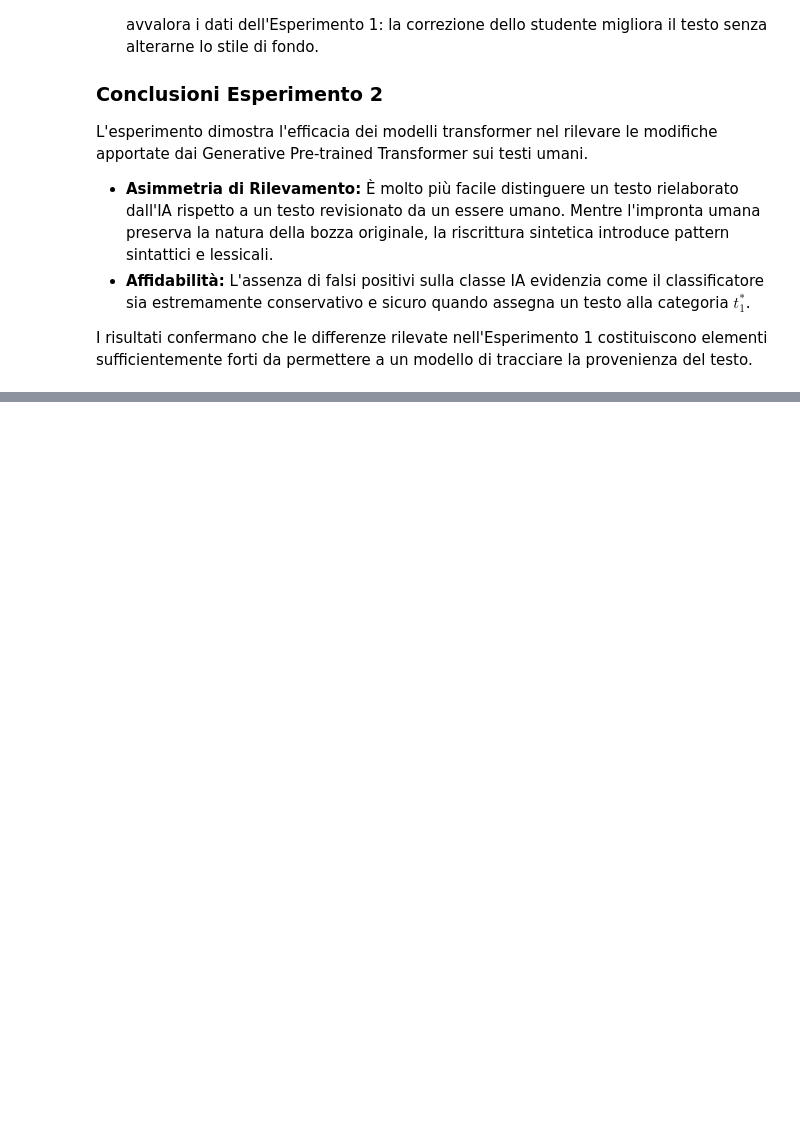
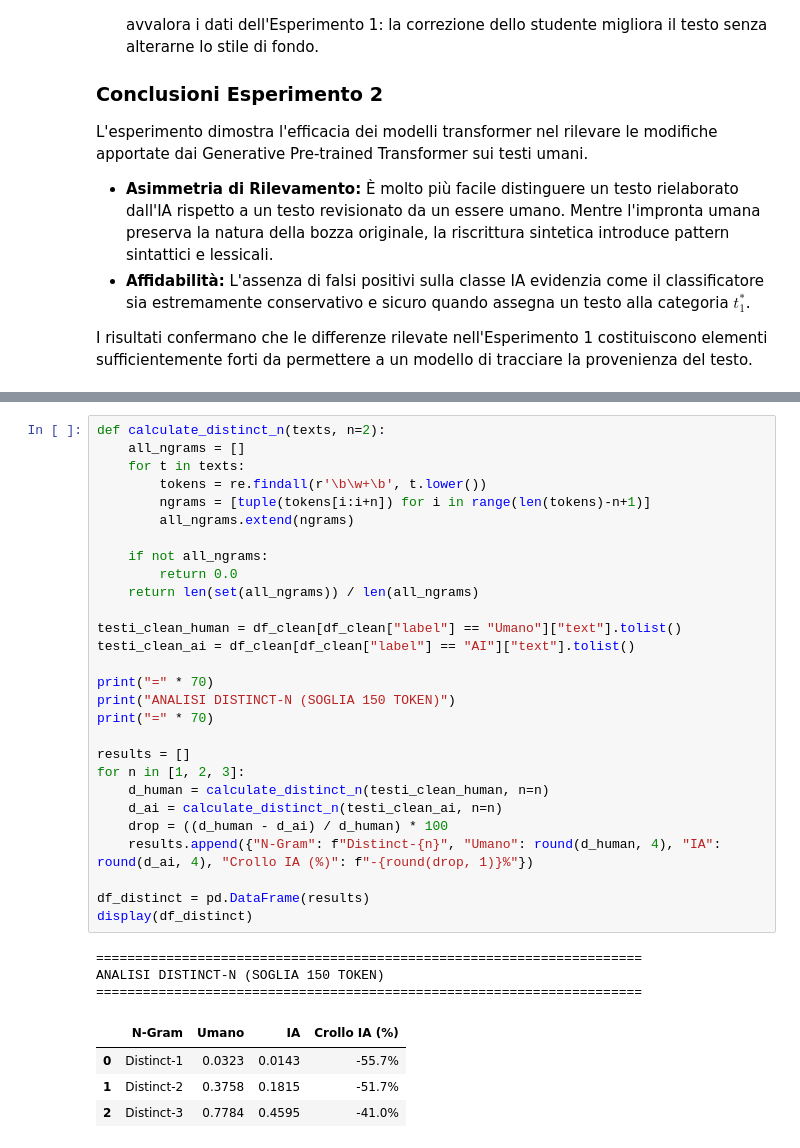
Before and after one commit to MarcoDeLuca21/project_work_nlp, a Jupyter notebook: notebook.ipynb, the cells around one changed output, grey strips where cells are left out. Cells and saved outputs as stored; diff of their text form; blank space fills up the shorter version.

```diff
--- a/notebook.ipynb
+++ b/notebook.ipynb
@@ -506,0 +653,36 @@ I risultati confermano che le differenze rilevate nell'Esperimento 1 costituisco
+# %%
+def calculate_distinct_n(texts, n=2):
+    all_ngrams = []
+    for t in texts:
+        tokens = re.findall(r'\b\w+\b', t.lower())
+        ngrams = [tuple(tokens[i:i+n]) for i in range(len(tokens)-n+1)]
+        all_ngrams.extend(ngrams)
+
+    if not all_ngrams:
+        return 0.0
+    return len(set(all_ngrams)) / len(all_ngrams)
+
+testi_clean_human = df_clean[df_clean["label"] == "Umano"]["text"].tolist()
+testi_clean_ai = df_clean[df_clean["label"] == "AI"]["text"].tolist()
+
+print("=" * 70)
+print("ANALISI DISTINCT-N (SOGLIA 150 TOKEN)")
+print("=" * 70)
+
+results = []
+for n in [1, 2, 3]:
+    d_human = calculate_distinct_n(testi_clean_human, n=n)
+    d_ai = calculate_distinct_n(testi_clean_ai, n=n)
+    drop = ((d_human - d_ai) / d_human) * 100
+    results.append({"N-Gram": f"Distinct-{n}", "Umano": round(d_human, 4), "IA": round(d_ai, 4), "Crollo IA (%)": f"-{round(drop, 1)}%"})
+
+df_distinct = pd.DataFrame(results)
+display(df_distinct)
+# %% [output]
+======================================================================
+ANALISI DISTINCT-N (SOGLIA 150 TOKEN)
+======================================================================
+|  | N-Gram | Umano | IA | Crollo IA (%) |
+| 0 | Distinct-1 | 0.0323 | 0.0143 | -55.7% |
+| 1 | Distinct-2 | 0.3758 | 0.1815 | -51.7% |
+| 2 | Distinct-3 | 0.7784 | 0.4595 | -41.0% |
```
Also changed, not shown: parts of 8 cells of this notebook.
